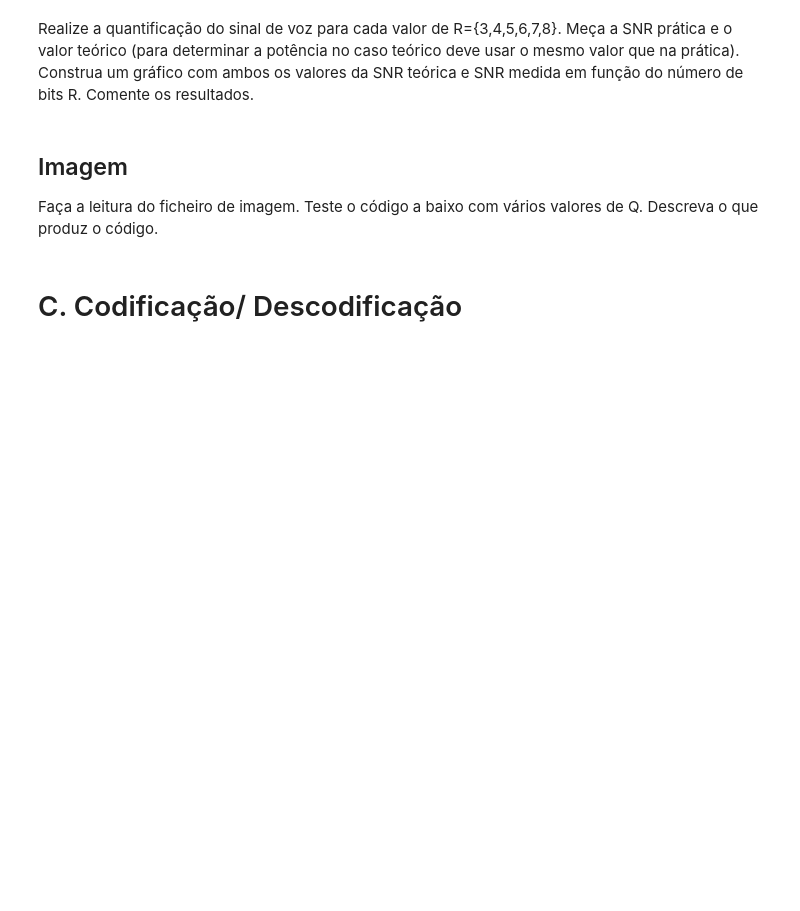
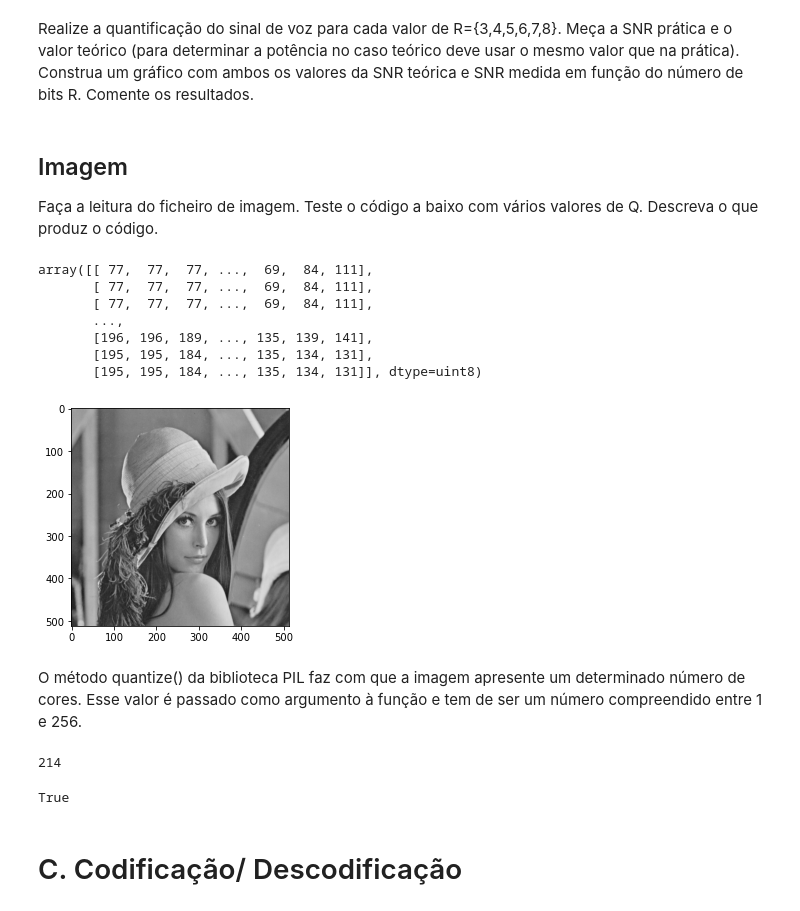
Before and after one commit to drtprl/CPS, a Jupyter notebook: PROJETOS/cps202223_Trab1.ipynb/cps202223_Trab1.ipynb, the cells around one changed output. Saved outputs shown, nothing was run; the diff lists cells and outputs as text; code cells hidden in the pictures; blank space fills up the shorter version.

```diff
--- a/PROJETOS/cps202223_Trab1.ipynb/cps202223_Trab1.ipynb
+++ b/PROJETOS/cps202223_Trab1.ipynb/cps202223_Trab1.ipynb
@@ -255,18 +309,32 @@ código.
 # %%
 from PIL import Image
 import matplotlib.pyplot as plt
 import numpy as np
-Q = 255
-im = Image.open("lenac.tif")#"lena_gray.tif")
+Q = 256
+#im = Image.open("lena_color.tif")
+im = Image.open("lena_gray.tif")
 #type(im)
 imq = im.quantize(Q)
 #im.show()
 plt.imshow(imq,cmap='gray')
-print(type(imq))
+#print(type(imq))
 imagem = np.asarray(imq)
-print(imagem.shape)
+#print(imagem.shape)
 imagem[:,:]
+# %% [output]
+array([[ 77,  77,  77, ...,  69,  84, 111],
+       [ 77,  77,  77, ...,  69,  84, 111],
+       [ 77,  77,  77, ...,  69,  84, 111],
+       ...,
+       [196, 196, 189, ..., 135, 139, 141],
+       [195, 195, 184, ..., 135, 134, 131],
+       [195, 195, 184, ..., 135, 134, 131]], dtype=uint8)
+[figure, added]
+# %% [markdown]
+O método quantize() da biblioteca PIL faz com que a imagem apresente um determinado número de cores. Esse valor é passado como argumento à função e tem de ser um número compreendido entre 1 e 256.
 # %%
 np.max(imagem)
+# %% [output]
+214
 # %%
 import cv2
@@ -275,7 +342,8 @@ image
 # %%
 gray = cv2.cvtColor(image, cv2.COLOR_BGR2GRAY)
-gray
 cv2.imwrite('testGray.tif', gray)
+# %% [output]
+True
 # %% [markdown]
 # C. Codificação/ Descodificação
 # %% [markdown]
```
Also changed, not shown: parts of 10 cells of this notebook, 7 other files.
